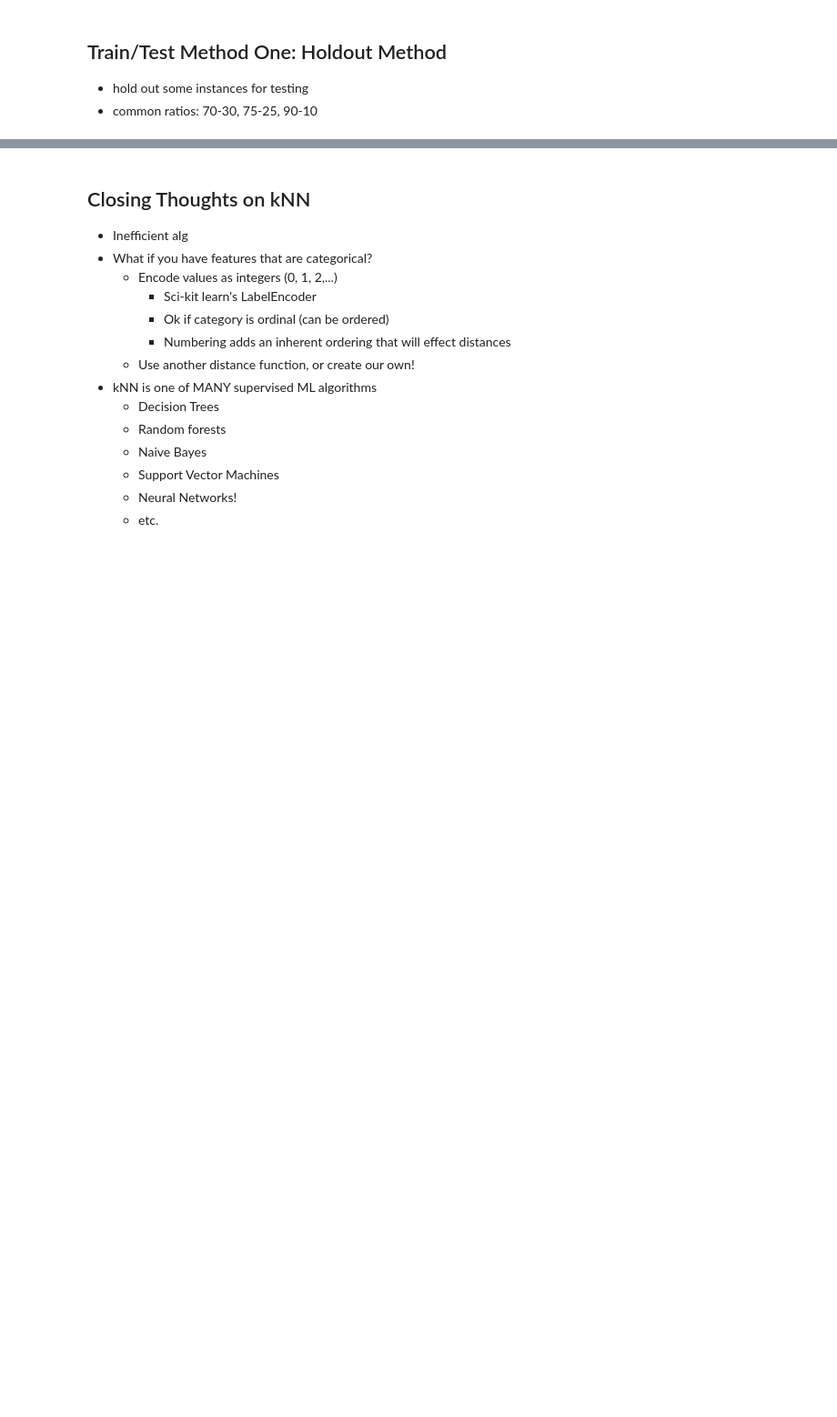
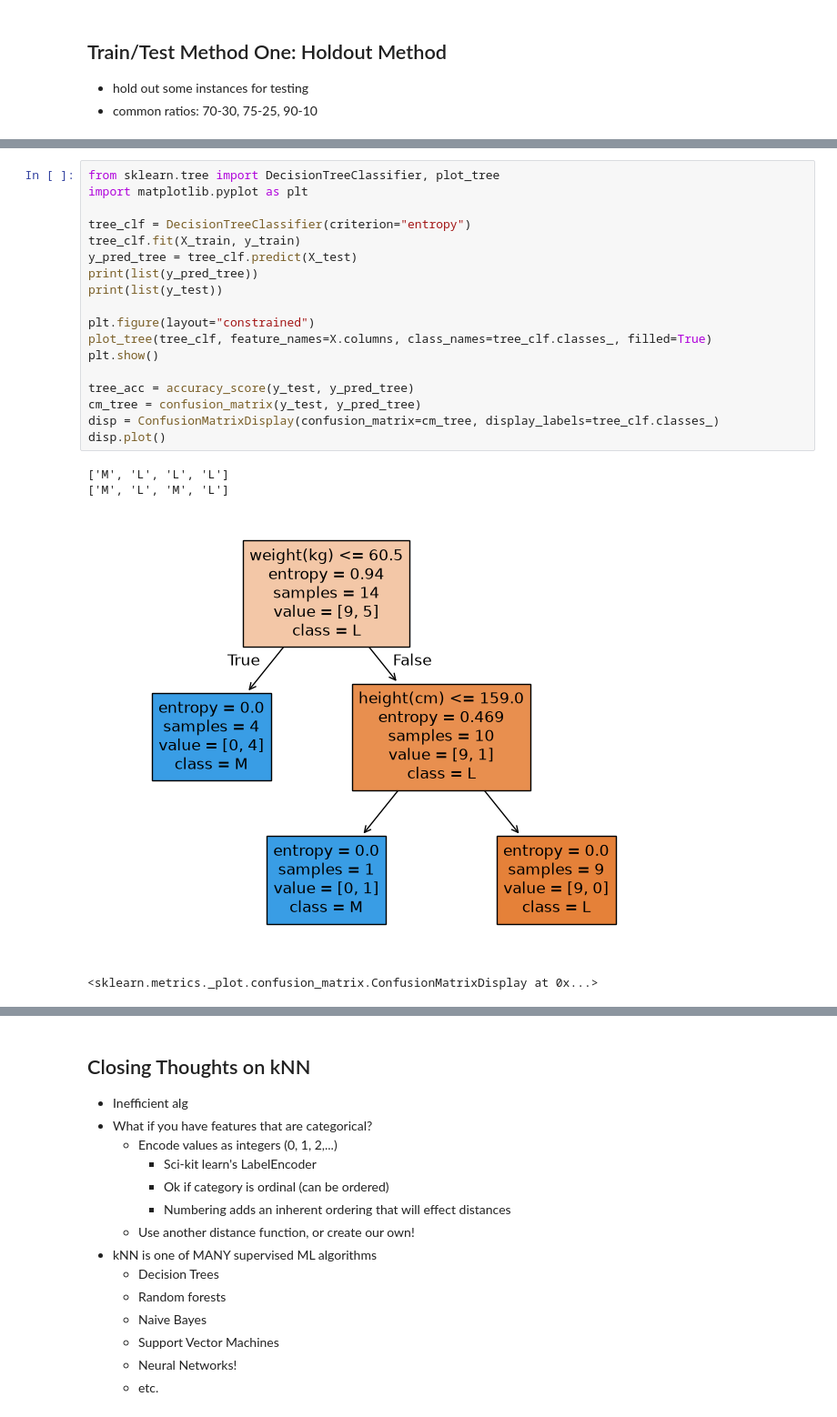
Before and after one commit to MacIsaac-GU-CPSC222/U7-Machine-Learning-NLP, a Jupyter notebook: ClassificationFun/F26_Classifiers.ipynb, the cells around one changed output, grey strips where cells are left out. Shown at 91% size. Saved outputs shown, nothing was run; the diff lists cells and outputs as text; blank space fills up the shorter version.

```diff
--- a/ClassificationFun/F26_Classifiers.ipynb
+++ b/ClassificationFun/F26_Classifiers.ipynb
@@ -20,0 +128,23 @@ When creating a model in Sci-kit learn, it needs two things:
+# %%
+from sklearn.tree import DecisionTreeClassifier, plot_tree
+import matplotlib.pyplot as plt
+
+tree_clf = DecisionTreeClassifier(criterion="entropy")
+tree_clf.fit(X_train, y_train)
+y_pred_tree = tree_clf.predict(X_test)
+print(list(y_pred_tree))
+print(list(y_test))
+
+plt.figure(layout="constrained")
+plot_tree(tree_clf, feature_names=X.columns, class_names=tree_clf.classes_, filled=True)
+plt.show()
+
+tree_acc = accuracy_score(y_test, y_pred_tree)
+cm_tree = confusion_matrix(y_test, y_pred_tree)
+disp = ConfusionMatrixDisplay(confusion_matrix=cm_tree, display_labels=tree_clf.classes_)
+disp.plot()
+# %% [output]
+['M', 'L', 'L', 'L']
+['M', 'L', 'M', 'L']
+[figure, added]
+<sklearn.metrics._plot.confusion_matrix.ConfusionMatrixDisplay at 0x...>
```
Also changed, not shown: parts of 7 cells of this notebook.
